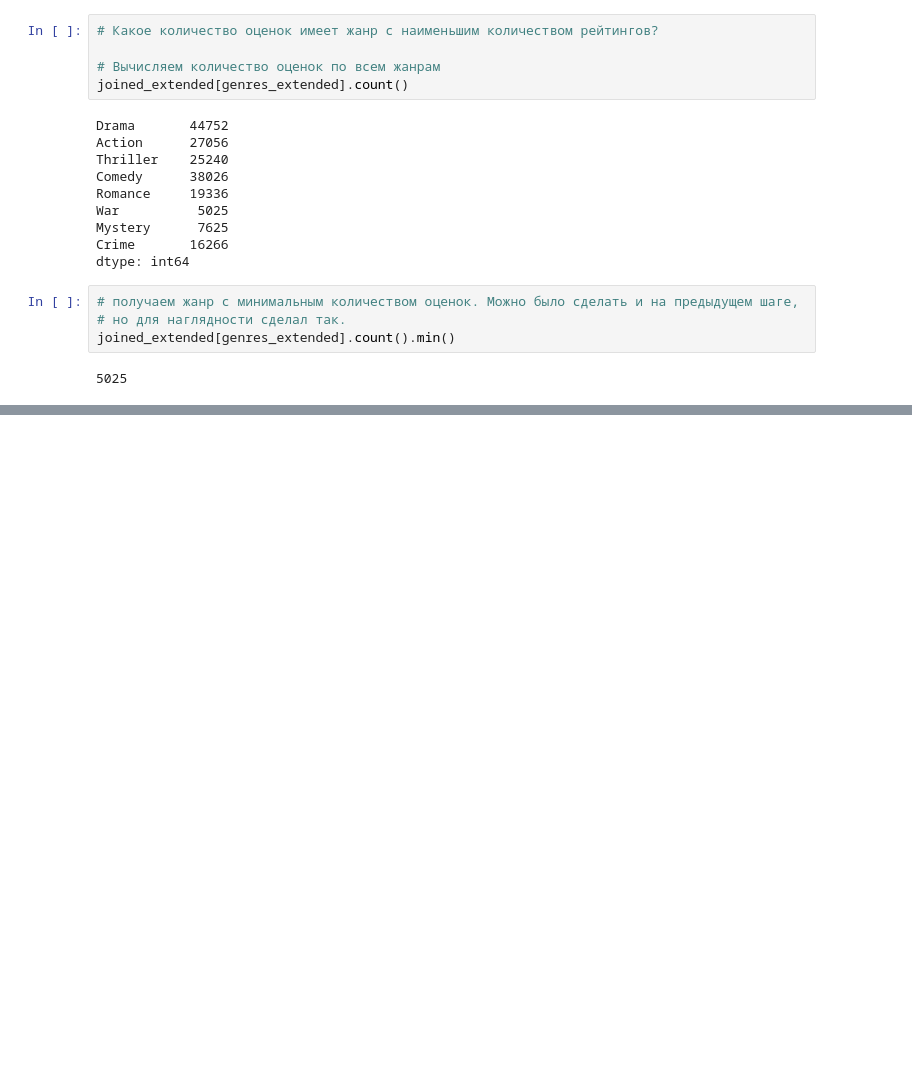
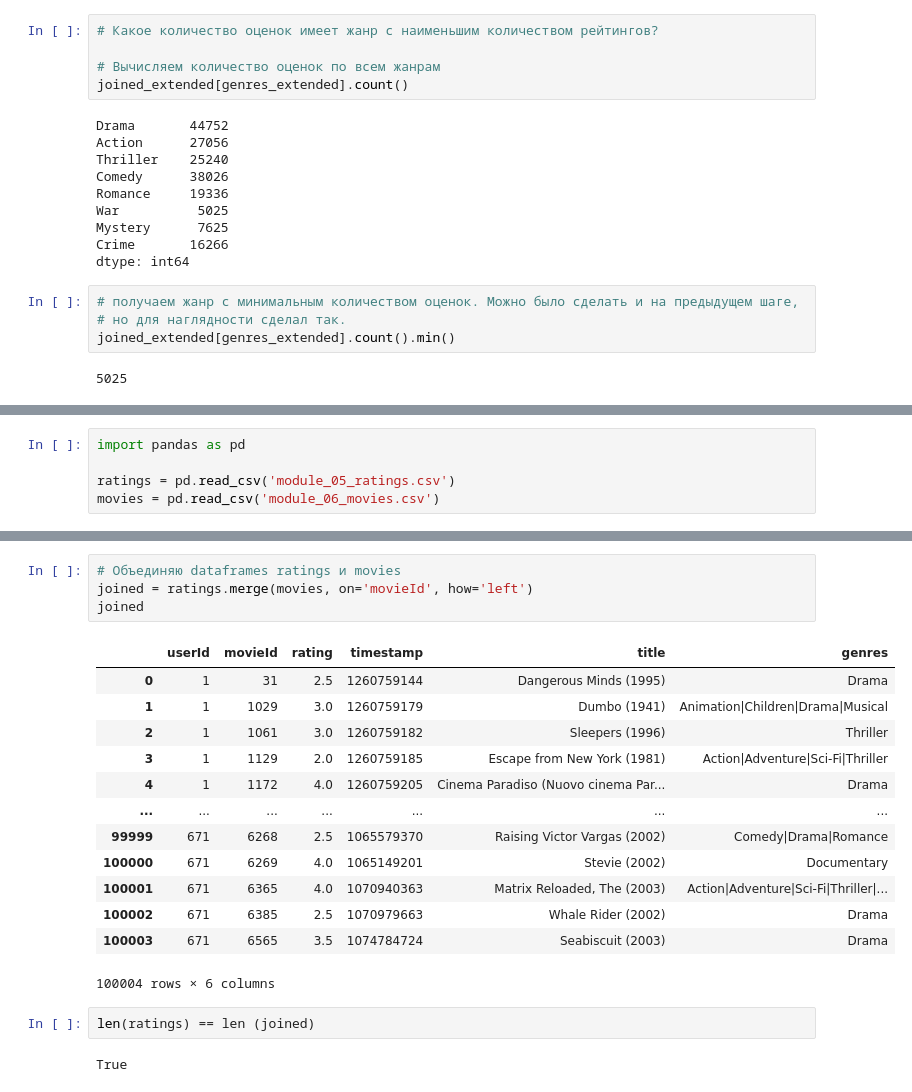
Before and after one commit to kadmiy/datascience_learn, a Jupyter notebook: module_06_datascience_learn.ipynb, the cells around one changed output, grey strips where cells are left out. Drawn from its saved outputs; the diff is of its cells as text; blank space fills up the shorter version.

Commit message:
Module 06 ended

```diff
--- a/module_06_datascience_learn.ipynb
+++ b/module_06_datascience_learn.ipynb
@@ -209,0 +305,5 @@ joined_extended[genres_extended].count().min()
+# %%
+import pandas as pd
+
+ratings = pd.read_csv('module_05_ratings.csv')
+movies = pd.read_csv('module_06_movies.csv')
@@ -209,0 +334,22 @@ joined_extended[genres_extended].count().min()
+# %%
+# Объединяю dataframes ratings и movies
+joined = ratings.merge(movies, on='movieId', how='left')
+joined
+# %% [output]
+|  | userId | movieId | rating | timestamp | title | genres |
+| 0 | 1 | 31 | 2.5 | 1260759144 | Dangerous Minds (1995) | Drama |
+| 1 | 1 | 1029 | 3.0 | 1260759179 | Dumbo (1941) | Animation|Children|Drama|Musical |
+| 2 | 1 | 1061 | 3.0 | 1260759182 | Sleepers (1996) | Thriller |
+| 3 | 1 | 1129 | 2.0 | 1260759185 | Escape from New York (1981) | Action|Adventure|Sci-Fi|Thriller |
+| 4 | 1 | 1172 | 4.0 | 1260759205 | Cinema Paradiso (Nuovo cinema Par... | Drama |
+| ... | ... | ... | ... | ... | ... | ... |
+| 99999 | 671 | 6268 | 2.5 | 1065579370 | Raising Victor Vargas (2002) | Comedy|Drama|Romance |
+| 100000 | 671 | 6269 | 4.0 | 1065149201 | Stevie (2002) | Documentary |
+| 100001 | 671 | 6365 | 4.0 | 1070940363 | Matrix Reloaded, The (2003) | Action|Adventure|Sci-Fi|Thriller|... |
+| 100002 | 671 | 6385 | 2.5 | 1070979663 | Whale Rider (2002) | Drama |
+| 100003 | 671 | 6565 | 3.5 | 1074784724 | Seabiscuit (2003) | Drama |
+100004 rows × 6 columns
+# %%
+len(ratings) == len (joined)
+# %% [output]
+True
```
Also changed, not shown: parts of 20 cells of this notebook, 1 other file.
